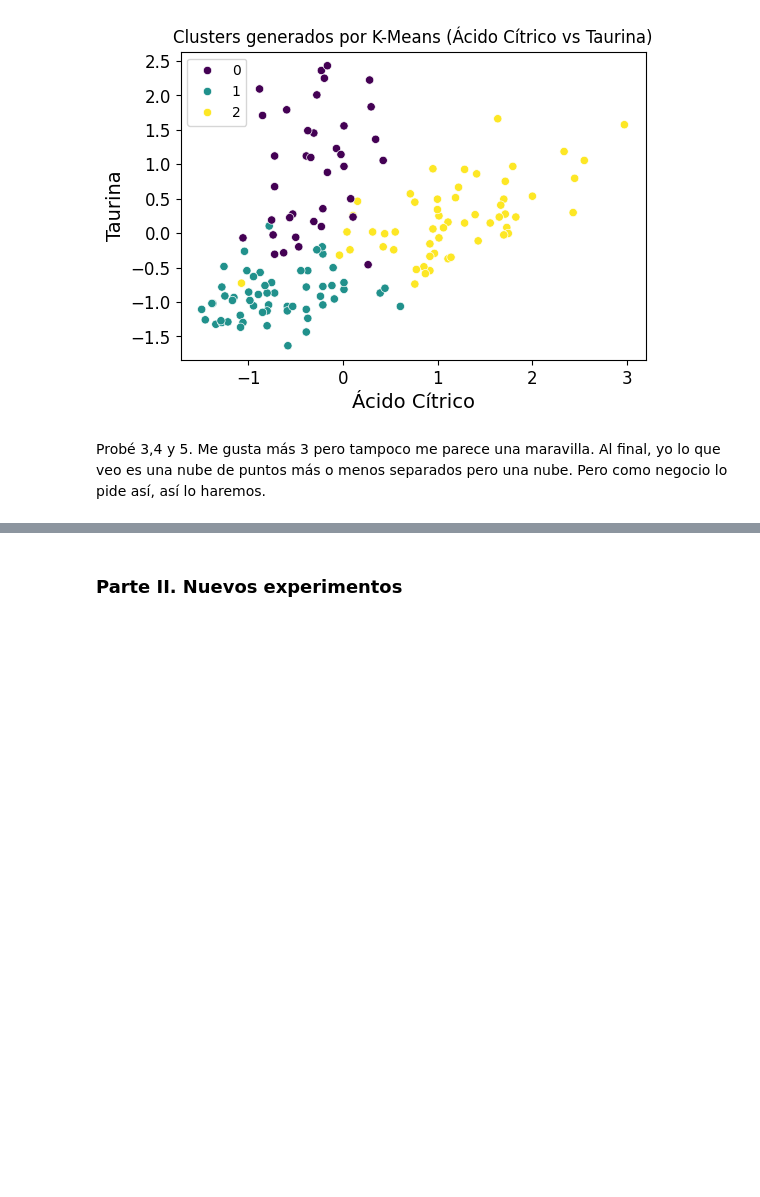
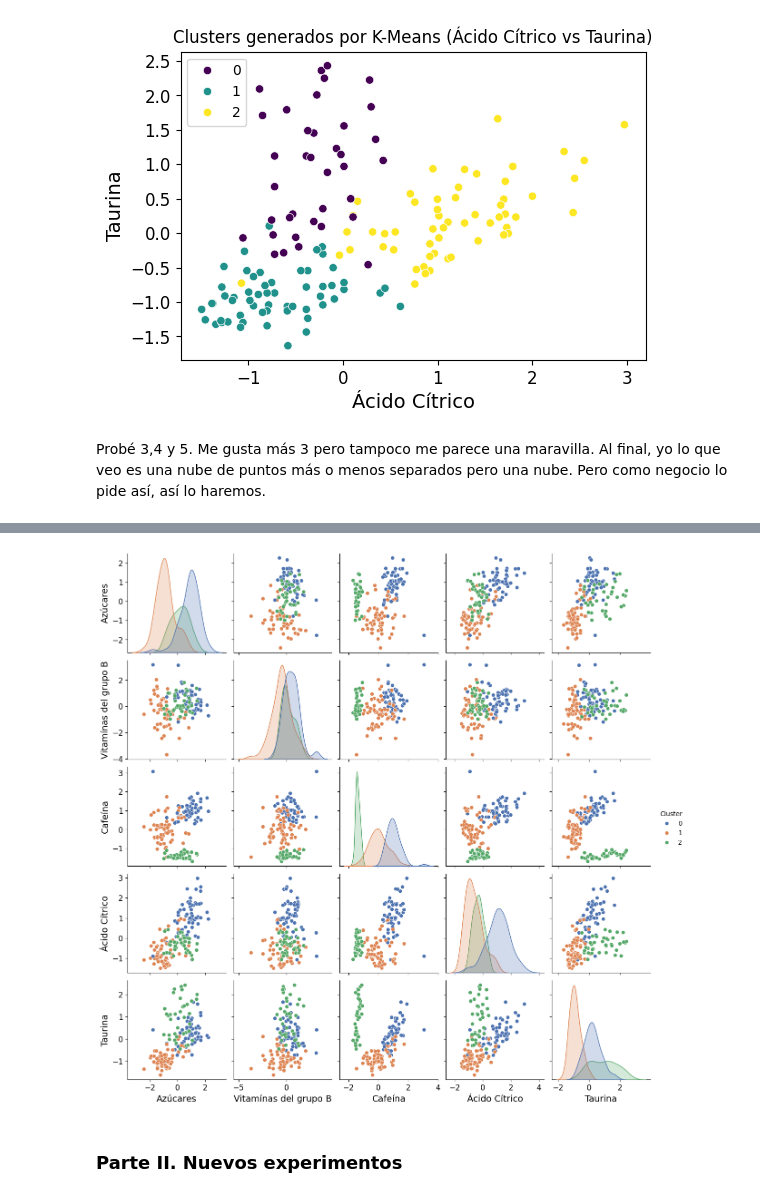
Before and after one commit to sheilarodriguez1989/ONLINE_DS_THEBRIDGE_SHEILARODRIGUEZ, a Jupyter notebook: 04_Machine_Learning/Sprint_13/Unidad_02/Practica_Obligatoria/18_Practica_Obligatoria_Clustering_II.ipynb, the cells around one changed output, grey strips where cells are left out. Cells and saved outputs as stored; diff of their text form; code cells hidden in the pictures; blank space fills up the shorter version.

```diff
--- a/04_Machine_Learning/Sprint_13/Unidad_02/Practica_Obligatoria/18_Practica_Obligatoria_Clustering_II.ipynb
+++ b/04_Machine_Learning/Sprint_13/Unidad_02/Practica_Obligatoria/18_Practica_Obligatoria_Clustering_II.ipynb
@@ -382,3 +446,9 @@ Probé 3,4 y 5. Me gusta más 3 pero tampoco me parece una maravilla. Al final,
+# %%
+# Gráfico de dispersión coloreado por cluster
+sns.pairplot(data, hue="Cluster", palette="deep")
+plt.show()
+# %% [output]
+[figure, added]
 # %% [markdown]
 ### Parte II. Nuevos experimentos
 # %% [markdown]
```
Also changed, not shown: parts of 8 cells of this notebook.
